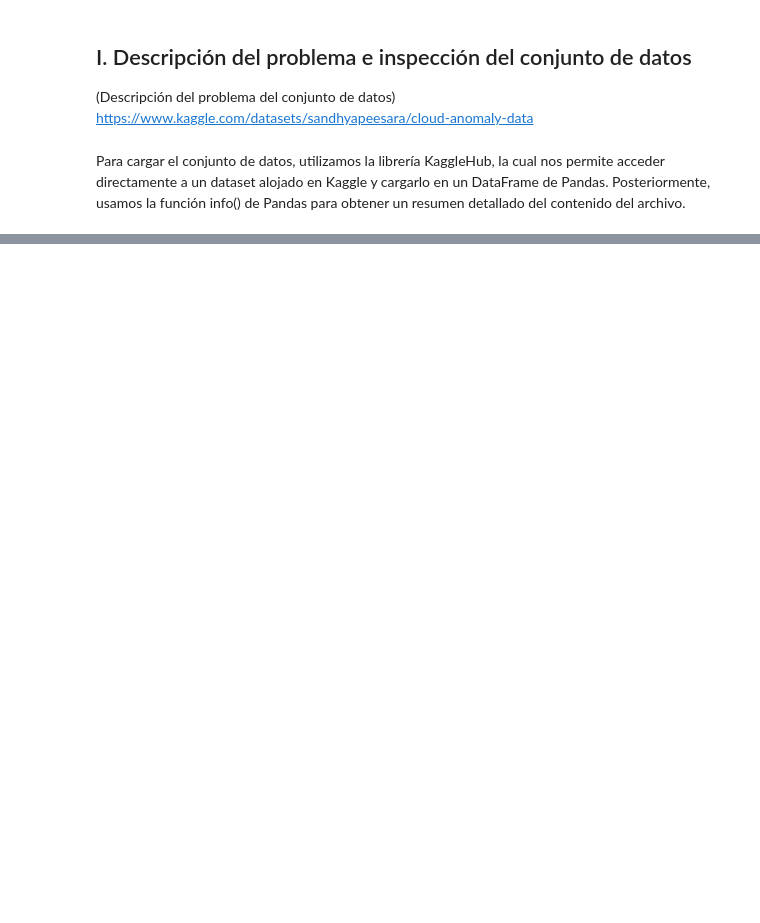
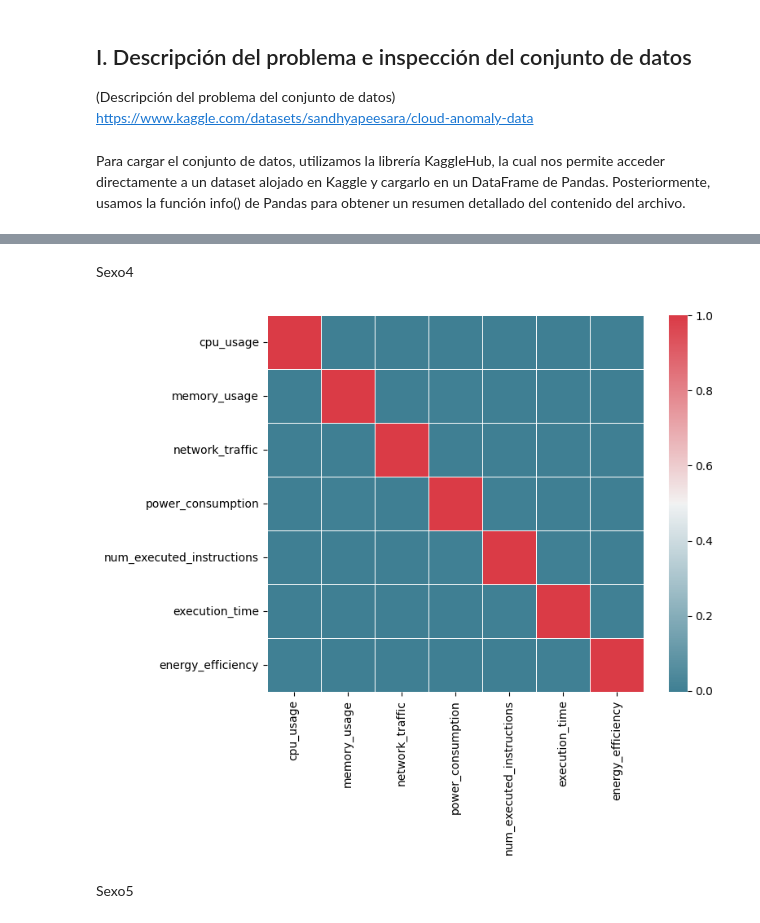
Before and after one commit to ErronBlood/CloudComputingAI, a Jupyter notebook: CloudComputingAI.ipynb, the cells around one changed output, grey strips where cells are left out. Drawn from its saved outputs; the diff is of its cells as text; code cells hidden in the pictures; blank space fills up the shorter version.

```diff
--- a/CloudComputingAI.ipynb
+++ b/CloudComputingAI.ipynb
@@ -44,0 +102,16 @@ sexo
+# %% [markdown]
+Sexo4
+# %%
+X_train = anomalies.drop(['Anomaly status','task_type', 'task_priority', 'task_status','vm_id','timestamp'], axis=1) # Separa las variables predictoras de las variable a predecir
+y_train = anomalies['Anomaly status']
+
+#Mapa de calor de correlacion entre variables
+f, ax = plt.subplots(figsize=(8, 6))
+corr = X_train.corr()
+sns.heatmap(corr, mask=np.zeros_like(corr, dtype=bool),
+          cmap=sns.diverging_palette(220, 10, as_cmap=True),square=True, ax=ax, linewidths=.5)
+plt.show()
+# %% [output]
+[figure, added]
+# %% [markdown]
+Sexo5
```
Also changed, not shown: parts of 10 cells of this notebook.
